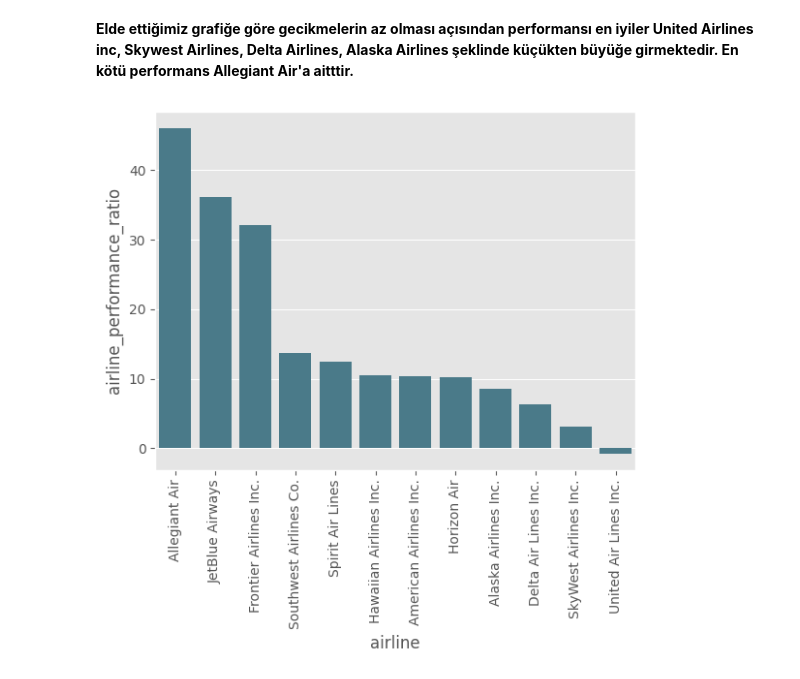
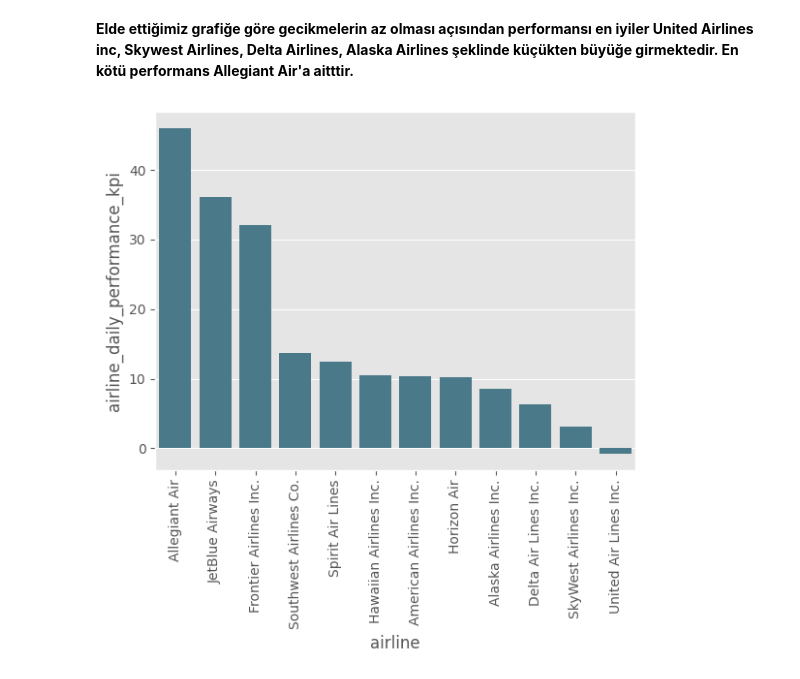
Before and after one commit to kntvrl/flights_project, a Jupyter notebook: project_notebook_ds.ipynb, the cells around one changed output. Saved outputs shown, nothing was run; the diff lists cells and outputs as text; code cells hidden in the pictures.

```diff
--- a/project_notebook_ds.ipynb
+++ b/project_notebook_ds.ipynb
@@ -956,5 +942,5 @@ df.groupby("airline").agg({"dep_delay":sum, "arr_delay":sum, "total_flight_count
 # %%
-airline_delay_group = df.groupby("airline").agg({"dep_delay":sum, "arr_delay":sum, "total_flight_count":np.mean}).reset_index()
+airline_delay_group = df.groupby(["airline","date"]).agg({"dep_delay":sum, "arr_delay":sum, "daily_flight_count":np.mean}).reset_index()
 # %%
-airline_delay_group["airline_performance_ratio"] = (airline_delay_group["dep_delay"] + airline_delay_group["arr_delay"]) / airline_delay_group["total_flight_count"]
+airline_delay_group["airline_daily_performance_kpi"] = (airline_delay_group["dep_delay"] + airline_delay_group["arr_delay"]) / airline_delay_group["daily_flight_count"]
 # %%
@@ -976,4 +955,4 @@ airline_delay_group
 # %%
-airline_delay_group.drop(["dep_delay","arr_delay","total_flight_count"],axis=1,inplace=True)
-airline_delay_group
+airline_delay_group.drop(["dep_delay","arr_delay","daily_flight_count"],axis=1,inplace=True)
+airline_delay_group.head()
 # %% [output]
@@ -993,7 +965,7 @@ airline_delay_group
 # %% [markdown]
 **oluşturulan metrik veri setine eklenmiştir**
 # %%
-df = df.merge(airline_delay_group, on="airline", how="left")
+df = df.merge(airline_delay_group, on=["airline","date"], how="left")
 # %% [markdown]
 **yapılan işlemin doğrulaması**
 # %%
@@ -1015,6 +980,6 @@ df.groupby("airline")["airline_performance_ratio"].mean().reset_index()
 # %% [markdown]
 **Elde ettiğimiz grafiğe göre gecikmelerin az olması açısından performansı en iyiler United Airlines inc, Skywest Airlines, Delta Airlines, Alaska Airlines şeklinde küçükten büyüğe girmektedir. En kötü performans Allegiant Air'a aitttir.**
 # %%
-_ = custom_barplot(df,"airline","airline_performance_ratio",np.mean)
+_ = custom_barplot(df,"airline","airline_daily_performance_kpi",np.mean)
 # %% [output]
-[figure, old version]
+[figure, new version]
```
Also changed, not shown: parts of 43 cells of this notebook.
